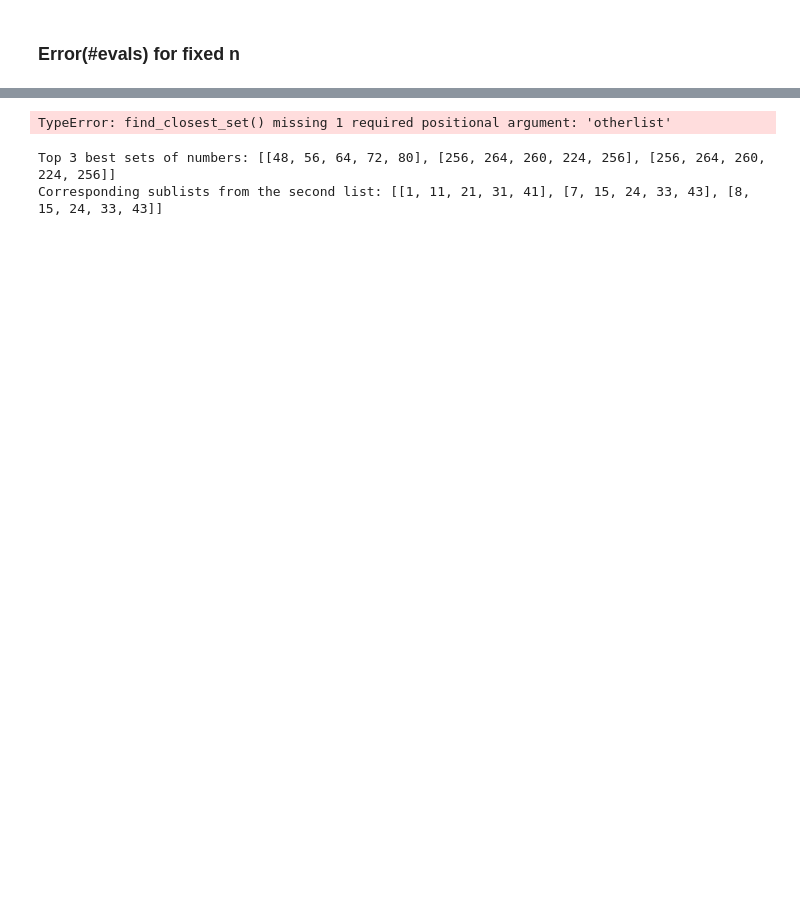
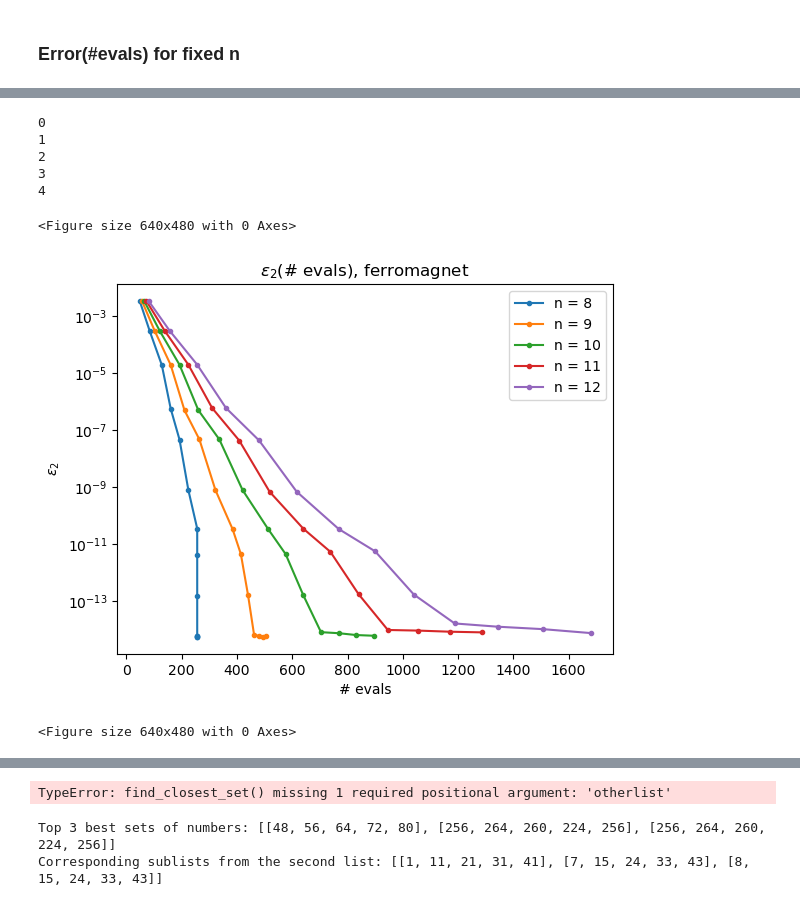
Before and after one commit to gconcheri/Student-Research-Job, a Jupyter notebook: Correlation_function/Corrfunc_LsiteaccumulativeTCI_relevant_plots_new.ipynb, the cells around one changed output, grey strips where cells are left out. Saved outputs shown, nothing was run; the diff lists cells and outputs as text; code cells hidden in the pictures; blank space fills up the shorter version.

```diff
--- a/Correlation_function/Corrfunc_LsiteaccumulativeTCI_relevant_plots_new.ipynb
+++ b/Correlation_function/Corrfunc_LsiteaccumulativeTCI_relevant_plots_new.ipynb
@@ -107,0 +214,19 @@ print(err2list_transpose)
+# %%
+for idx, i in enumerate(nlist):
+    print(idx)
+    plt.plot(eval_transpose['2'][idx], err2_transpose['2'][idx], '.-', label = f'n = {i}')
+plt.xlabel('# evals')
+plt.ylabel(r'$\epsilon_2$')
+plt.title(r'$\epsilon_2$(# evals), ferromagnet')
+plt.yscale('log')
+plt.legend()
+plt.figure()
+# %% [output]
+0
+1
+2
+3
+4
+<Figure size 640x480 with 0 Axes>
+[figure, added]
+<Figure size 640x480 with 0 Axes>
```
Also changed, not shown: parts of 22 cells of this notebook, 2 other files.
